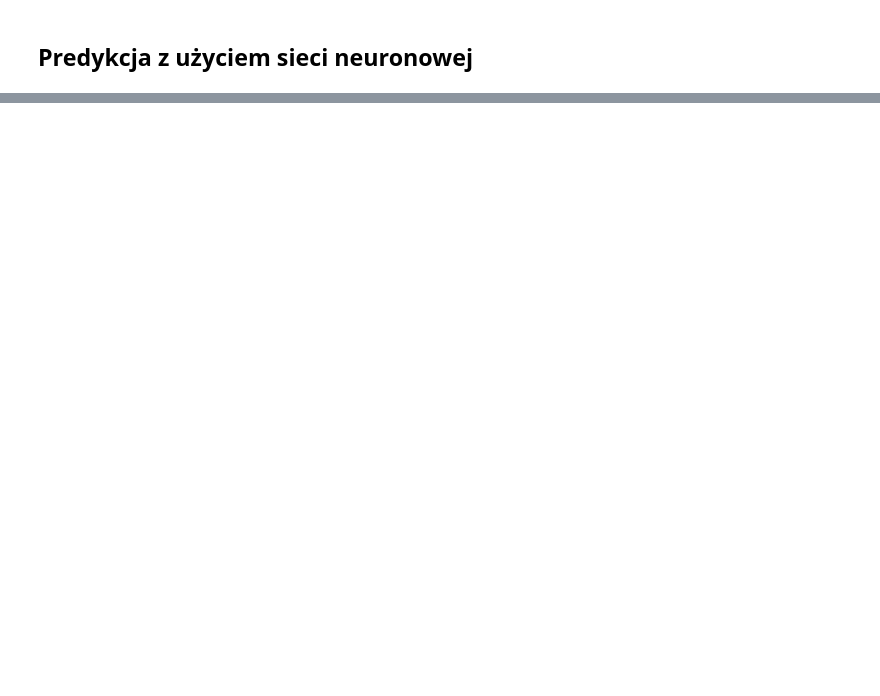
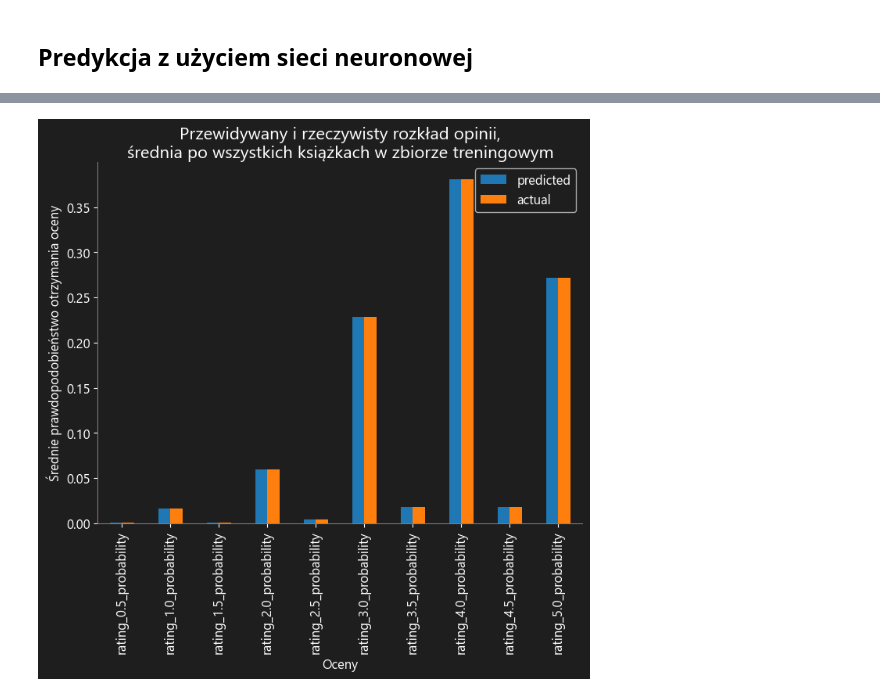
Before and after one commit to gruwnald/hardcover, a Jupyter notebook: projekt.ipynb, the cells around one changed output, grey strips where cells are left out. Drawn from its saved outputs; the diff is of its cells as text; code cells hidden in the pictures; blank space fills up the shorter version.

```diff
--- a/projekt.ipynb
+++ b/projekt.ipynb
@@ -348,0 +416,12 @@ MSE: 0.095688894
+# %%
+P = predict(X_train, models)
+
+hist = pd.concat([P.mean(axis=0), y_train.mean(axis=0)], axis=1)
+hist.columns = ['predicted', 'actual']
+hist.plot(kind='bar')
+plt.title('Przewidywany i rzeczywisty rozkład opinii,\nśrednia po wszystkich książkach w zbiorze treningowym')
+plt.xlabel('Oceny')
+plt.ylabel('Średnie prawdopodobieństwo otrzymania oceny')
+plt.show()
+# %% [output]
+[figure, added]
```
Also changed, not shown: parts of 14 cells of this notebook, 10 other files.
